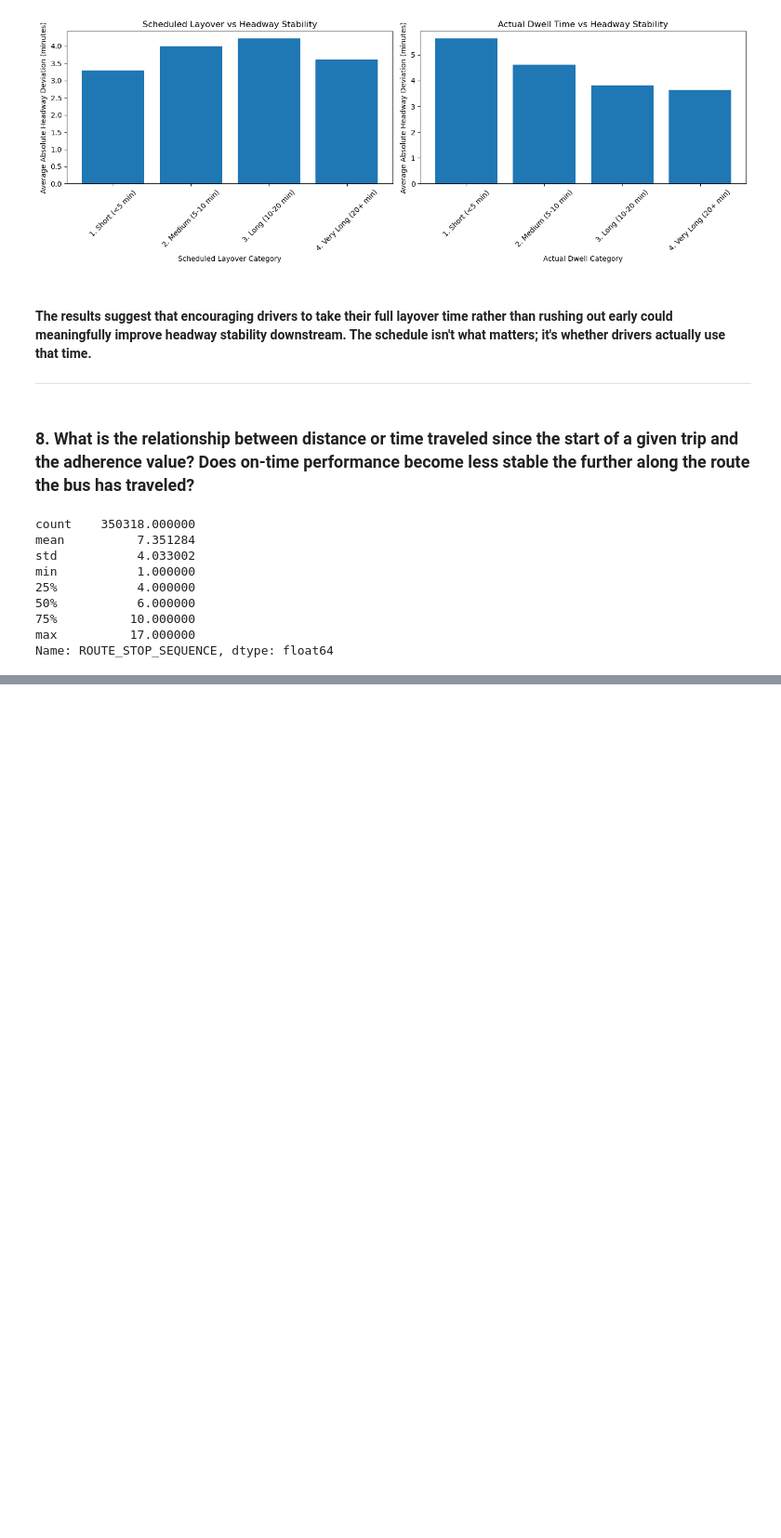
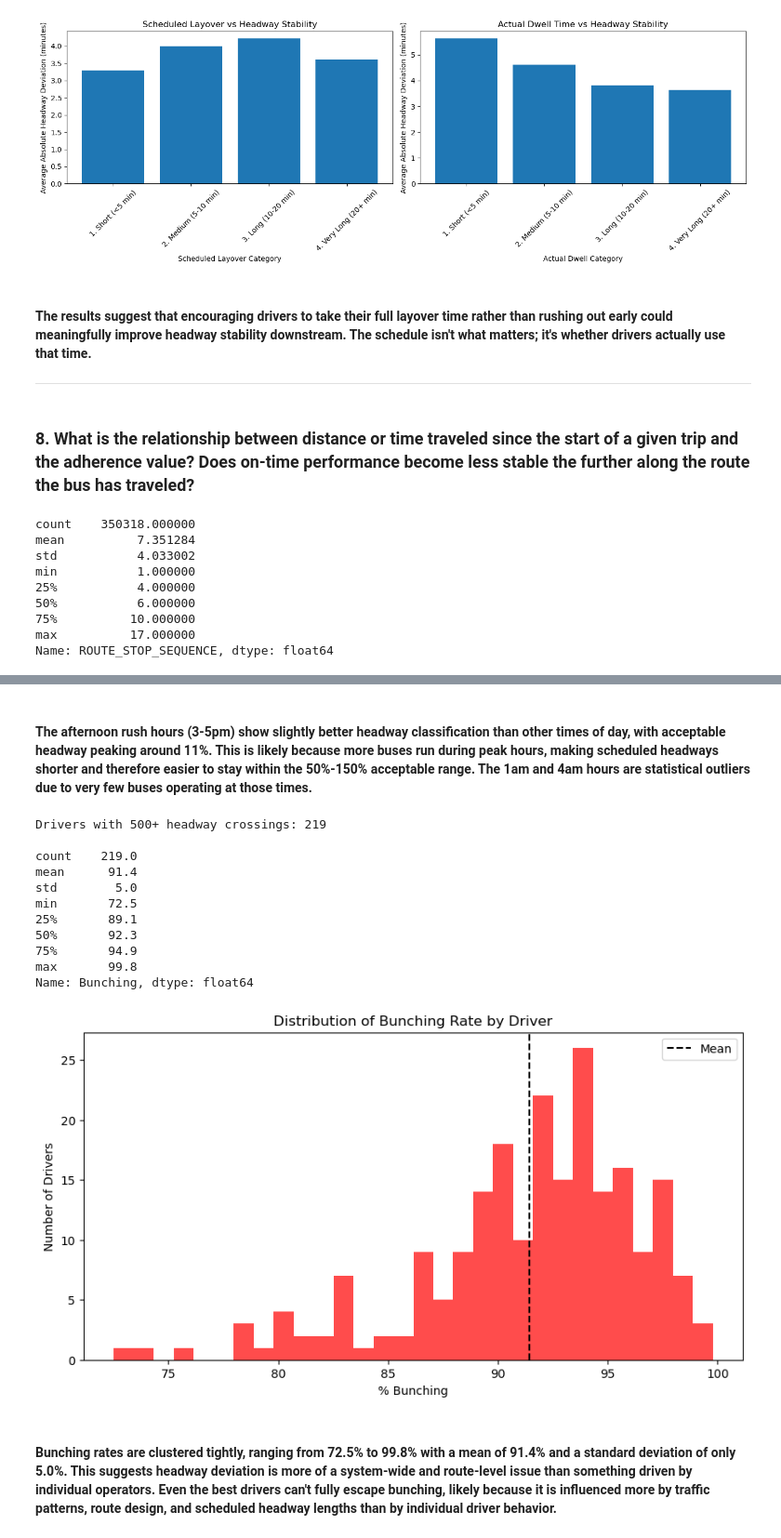
Before and after one commit to NewForce-Data-Cohort-12/we-go-axle-rose, a Jupyter notebook: WeGo_AxelRose_Ruppert.ipynb, the cells around one changed output, grey strips where cells are left out. Shown at 93% size. Cells and saved outputs as stored; diff of their text form; code cells hidden in the pictures; blank space fills up the shorter version.

```diff
--- a/WeGo_AxelRose_Ruppert.ipynb
+++ b/WeGo_AxelRose_Ruppert.ipynb
@@ -666,0 +843,41 @@ plt.show()
+# %% [markdown]
+#### The afternoon rush hours (3-5pm) show slightly better headway classification than other times of day, with acceptable headway peaking around 11%. This is likely because more buses run during peak hours, making scheduled headways shorter and therefore easier to stay within the 50%-150% acceptable range. The 1am and 4am hours are statistical outliers due to very few buses operating at those times.
+# %%
+# Step 5: Headway stability by driver
+
+driver_hdwy = hdwy_data.groupby(['OPERATOR', 'HDWY_CLASS']).size().unstack(fill_value=0)
+
+driver_hdwy['total'] = driver_hdwy.sum(axis=1)
+
+# Only keep drivers with enough crossings to be meaningful
+driver_hdwy = driver_hdwy[driver_hdwy['total'] >= 500]
+
+driver_hdwy_pct = driver_hdwy[['Bunching', 'Acceptable', 'Gapping']].div(driver_hdwy['total'], axis=0) * 100
+
+print(f"Drivers with 500+ headway crossings: {len(driver_hdwy_pct)}")
+print()
+print(driver_hdwy_pct['Bunching'].describe().round(1))
+
+plt.figure(figsize=(10, 5))
+plt.hist(driver_hdwy_pct['Bunching'], bins=30, color='red', alpha=0.7)
+plt.axvline(x=driver_hdwy_pct['Bunching'].mean(), color='black', linestyle='--', label='Mean')
+plt.xlabel('% Bunching')
+plt.ylabel('Number of Drivers')
+plt.title('Distribution of Bunching Rate by Driver')
+plt.legend()
+plt.show()
+# %% [output]
+Drivers with 500+ headway crossings: 219
+
+count    219.0
+mean      91.4
+std        5.0
+min       72.5
+25%       89.1
+50%       92.3
+75%       94.9
+max       99.8
+Name: Bunching, dtype: float64
+[figure, added]
+# %% [markdown]
+#### Bunching rates are clustered tightly, ranging from 72.5% to 99.8% with a mean of 91.4% and a standard deviation of only 5.0%. This suggests headway deviation is more of a system-wide and route-level issue than something driven by individual operators. Even the best drivers can't fully escape bunching, likely because it is influenced more by traffic patterns, route design, and scheduled headway lengths than by individual driver behavior.
```
Also changed, not shown: parts of 15 cells of this notebook, 3 other files.
